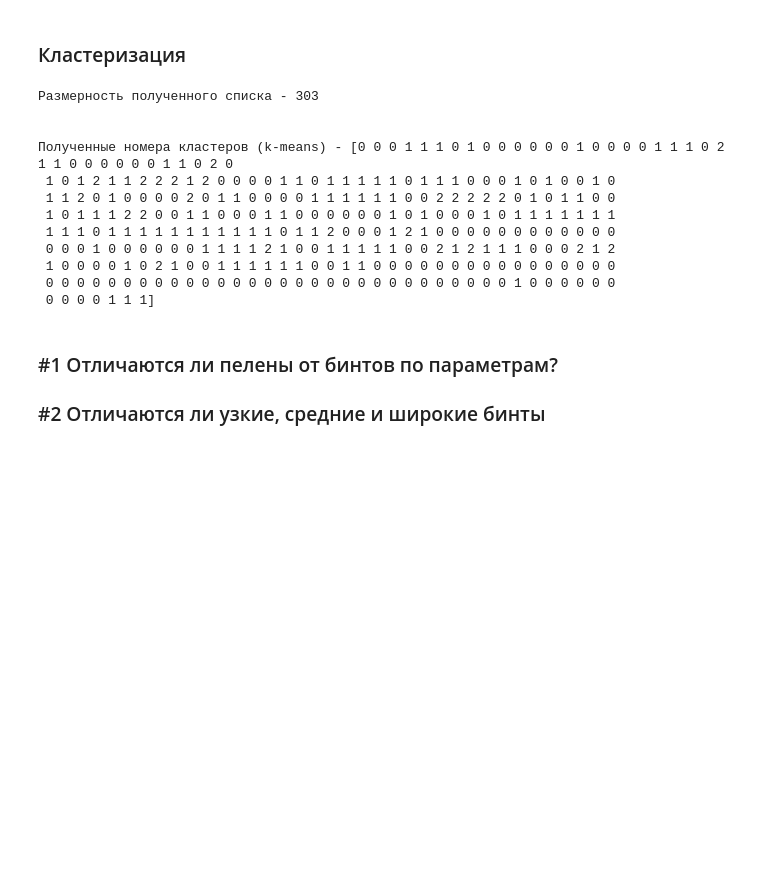
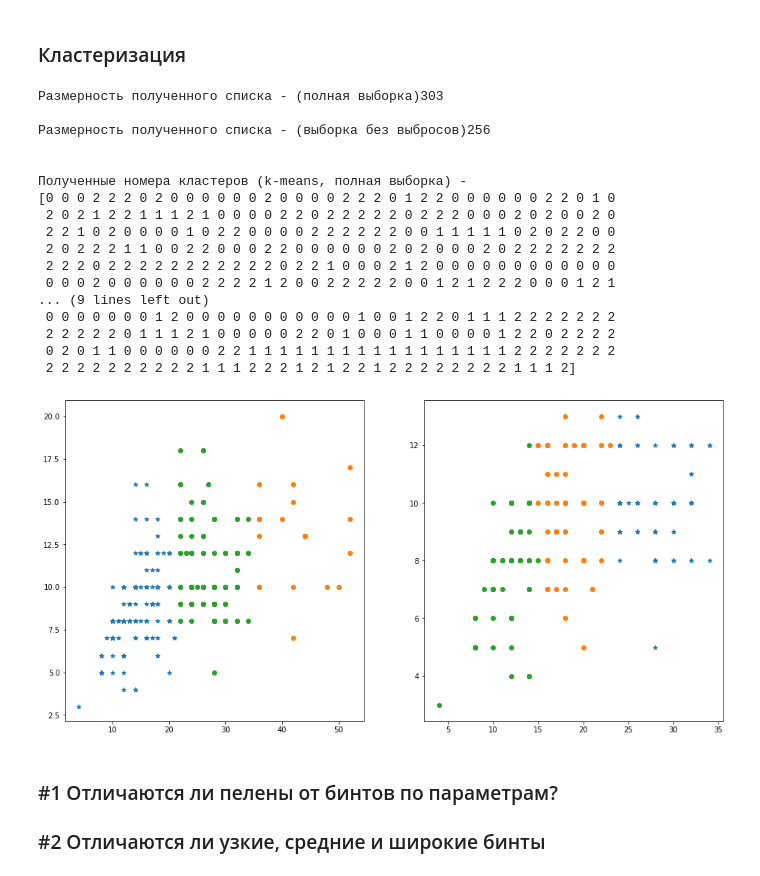
Before and after one commit to streltcov/textile_data, a Jupyter notebook: notebook.ipynb, the cells around one changed output. Cells and saved outputs as stored; diff of their text form; code cells hidden in the pictures; blank space fills up the shorter version.

```diff
--- a/notebook.ipynb
+++ b/notebook.ipynb
@@ -238,10 +236,18 @@ textiles_cleared_thick = \
 # Выбросы по плотности ткани по основе;
 textiles_cleared_dens = \
     textiles[textiles.warp_dens <
-             (quartile_dens_warp_1 - 1.5 * (quartile_dens_warp_3 - quartile_dens_warp_1))]
+             (quartile_dens_warp_1 + 1.5 * (quartile_dens_warp_3 - quartile_dens_warp_1))]
+
+textiles_cleared_dens = \
+    textiles_cleared_dens[textiles_cleared_dens.warp_dens >
+                          (quartile_dens_weft_1 - 1.5 * (quartile_dens_weft_3 - quartile_dens_weft_1))]
 
 textiles_cleared_dens = \
     textiles_cleared_dens[textiles_cleared_dens.weft_dens <
+                          (quartile_dens_weft_1 + 1.5 * (quartile_dens_weft_3 - quartile_dens_weft_1))]
+
+textiles_cleared_dens = \
+    textiles_cleared_dens[textiles_cleared_dens.weft_dens >
                           (quartile_dens_weft_1 - 1.5 * (quartile_dens_weft_3 - quartile_dens_weft_1))]
 
 ########################################################################################################################
@@ -281,6 +279,9 @@ warp_dens_outliers.plot.kde()
 # %% [markdown]
 ### Кластеризация
 # %%
+
+########################################################################################################################
+
 dens_warp_list = textiles['warp_dens'].tolist()
 dens_weft_list = textiles['weft_dens'].tolist()
 
@@ -288,49 +289,89 @@ warp_weft_dens_list = []
 for index, item in enumerate(dens_warp_list):\
     warp_weft_dens_list.append((dens_warp_list[index], dens_weft_list[index]))
 
-print('\nРазмерность полученного списка - ' + str(len(warp_weft_dens_list)), end='\n\n\n')
+print('\nРазмерность полученного списка - (полная выборка)' + str(len(warp_weft_dens_list)), end='\n')
+
+########################################################################################################################
+
+dens_warp_list_cleared = textiles_cleared_dens['warp_dens'].tolist()
+dens_weft_list_cleared = textiles_cleared_dens['weft_dens'].tolist()
+
+warp_weft_dens_list_cleared = []
+for index, item in enumerate(dens_warp_list_cleared):\
+    warp_weft_dens_list_cleared.append((dens_warp_list_cleared[index], dens_weft_list_cleared[index]))
+
+print('\nРазмерность полученного списка - (выборка без выбросов)' + str(len(warp_weft_dens_list_cleared)), end='\n\n\n')
 
 ########################################################################################################################
 
 # dbscan = DBSCAN()
 # db = dbscan.fit(warp_weft_dens_list)
 # print(numpy.max(db.labels_) + 1)
 # print(len(db.labels_))
 # print(set(db.labels_))
 # pyplot.show()
 
 ########################################################################################################################
 
-# Кластеризация с помощью K-Means
+# Кластеризация с помощью K-Means - полная выборка
 
 kmeans = KMeans(n_clusters=3)
 
 kmeans.fit(warp_weft_dens_list)
 predictions = kmeans.predict(warp_weft_dens_list)
-print("Полученные номера кластеров (k-means) - " + str(predictions))
+print("Полученные номера кластеров (k-means, полная выборка) - \n" + str(predictions), end="\n\n\n")
+
+########################################################################################################################
+
+kmeans_cleared = KMeans(n_clusters=3)
+
+kmeans_cleared.fit(warp_weft_dens_list_cleared)
+predictions_cleared = kmeans_cleared.predict(warp_weft_dens_list_cleared)
+print("Полученные номера кластеров (k-means, без выбросов по плотности ткани) - \n" + str(predictions_cleared), end="\n\n\n")
 
 ########################################################################################################################
 
 # Основной датафрейм - колонка с полученными номерами кластеров
 textiles['kmeans_dens'] = predictions
+textiles_cleared_dens['kmeans_dens'] = predictions_cleared
 
 ########################################################################################################################
 
 # График - отображение полученных кластеров
+
+_, axes = pyplot.subplots(nrows=1, ncols=2, figsize=[16, 8])
+axes[0].scatter(textiles.query('kmeans_dens == 0')['warp_dens'].tolist(),
+                         textiles.query('kmeans_dens == 0')['weft_dens'].tolist(), marker='*')
+axes[0].scatter(textiles.query('kmeans_dens == 1')['warp_dens'].tolist(),
+                         textiles.query('kmeans_dens == 1')['weft_dens'].tolist(), marker='o')
+axes[0].scatter(textiles.query('kmeans_dens == 2')['warp_dens'].tolist(),
+                         textiles.query('kmeans_dens == 2')['weft_dens'].tolist())
+axes[1].scatter(textiles_cleared_dens.query('kmeans_dens == 0')['warp_dens'].tolist(),
+                         textiles_cleared_dens.query('kmeans_dens == 0')['weft_dens'].tolist(), marker='*')
+axes[1].scatter(textiles_cleared_dens.query('kmeans_dens == 1')['warp_dens'].tolist(),
+                         textiles_cleared_dens.query('kmeans_dens == 1')['weft_dens'].tolist(), marker='o')
+axes[1].scatter(textiles_cleared_dens.query('kmeans_dens == 2')['warp_dens'].tolist(),
+                         textiles_cleared_dens.query('kmeans_dens == 2')['weft_dens'].tolist())
 pyplot.show()
 # %% [output]
-Размерность полученного списка - 303
+Размерность полученного списка - (полная выборка)303
+
+Размерность полученного списка - (выборка без выбросов)256
 
 
-Полученные номера кластеров (k-means) - [0 0 0 1 1 1 0 1 0 0 0 0 0 0 1 0 0 0 0 1 1 1 0 2 1 1 0 0 0 0 0 0 1 1 0 2 0
- 1 0 1 2 1 1 2 2 2 1 2 0 0 0 0 1 1 0 1 1 1 1 1 0 1 1 1 0 0 0 1 0 1 0 0 1 0
- 1 1 2 0 1 0 0 0 0 2 0 1 1 0 0 0 0 1 1 1 1 1 1 0 0 2 2 2 2 2 0 1 0 1 1 0 0
- 1 0 1 1 1 2 2 0 0 1 1 0 0 0 1 1 0 0 0 0 0 0 1 0 1 0 0 0 1 0 1 1 1 1 1 1 1
- 1 1 1 0 1 1 1 1 1 1 1 1 1 1 1 0 1 1 2 0 0 0 1 2 1 0 0 0 0 0 0 0 0 0 0 0 0
- 0 0 0 1 0 0 0 0 0 0 1 1 1 1 2 1 0 0 1 1 1 1 1 0 0 2 1 2 1 1 1 0 0 0 2 1 2
- 1 0 0 0 0 1 0 2 1 0 0 1 1 1 1 1 1 0 0 1 1 0 0 0 0 0 0 0 0 0 0 0 0 0 0 0 0
- 0 0 0 0 0 0 0 0 0 0 0 0 0 0 0 0 0 0 0 0 0 0 0 0 0 0 0 0 0 0 1 0 0 0 0 0 0
- 0 0 0 0 1 1 1]
+Полученные номера кластеров (k-means, полная выборка) -
+[0 0 0 2 2 2 0 2 0 0 0 0 0 0 2 0 0 0 0 2 2 2 0 1 2 2 0 0 0 0 0 0 2 2 0 1 0
+ 2 0 2 1 2 2 1 1 1 2 1 0 0 0 0 2 2 0 2 2 2 2 2 0 2 2 2 0 0 0 2 0 2 0 0 2 0
+ 2 2 1 0 2 0 0 0 0 1 0 2 2 0 0 0 0 2 2 2 2 2 2 0 0 1 1 1 1 1 0 2 0 2 2 0 0
+ 2 0 2 2 2 1 1 0 0 2 2 0 0 0 2 2 0 0 0 0 0 0 2 0 2 0 0 0 2 0 2 2 2 2 2 2 2
+ 2 2 2 0 2 2 2 2 2 2 2 2 2 2 2 0 2 2 1 0 0 0 2 1 2 0 0 0 0 0 0 0 0 0 0 0 0
+ 0 0 0 2 0 0 0 0 0 0 2 2 2 2 1 2 0 0 2 2 2 2 2 0 0 1 2 1 2 2 2 0 0 0 1 2 1
+... (9 lines left out)
+ 0 0 0 0 0 0 0 1 2 0 0 0 0 0 0 0 0 0 0 0 1 0 0 1 2 2 0 1 1 1 2 2 2 2 2 2 2
+ 2 2 2 2 2 0 1 1 1 2 1 0 0 0 0 0 2 2 0 1 0 0 0 1 1 0 0 0 0 1 2 2 0 2 2 2 2
+ 0 2 0 1 1 0 0 0 0 0 0 2 2 1 1 1 1 1 1 1 1 1 1 1 1 1 1 1 1 1 2 2 2 2 2 2 2
+ 2 2 2 2 2 2 2 2 2 2 1 1 1 2 2 2 1 2 1 2 2 1 2 2 2 2 2 2 2 2 1 1 1 2]
+[figure, added]
 # %% [markdown]
 ### #1 Отличаются ли пелены от бинтов по параметрам?
 ### #2 Отличаются ли узкие, средние и широкие бинты
```
Also changed, not shown: parts of 9 cells of this notebook.
